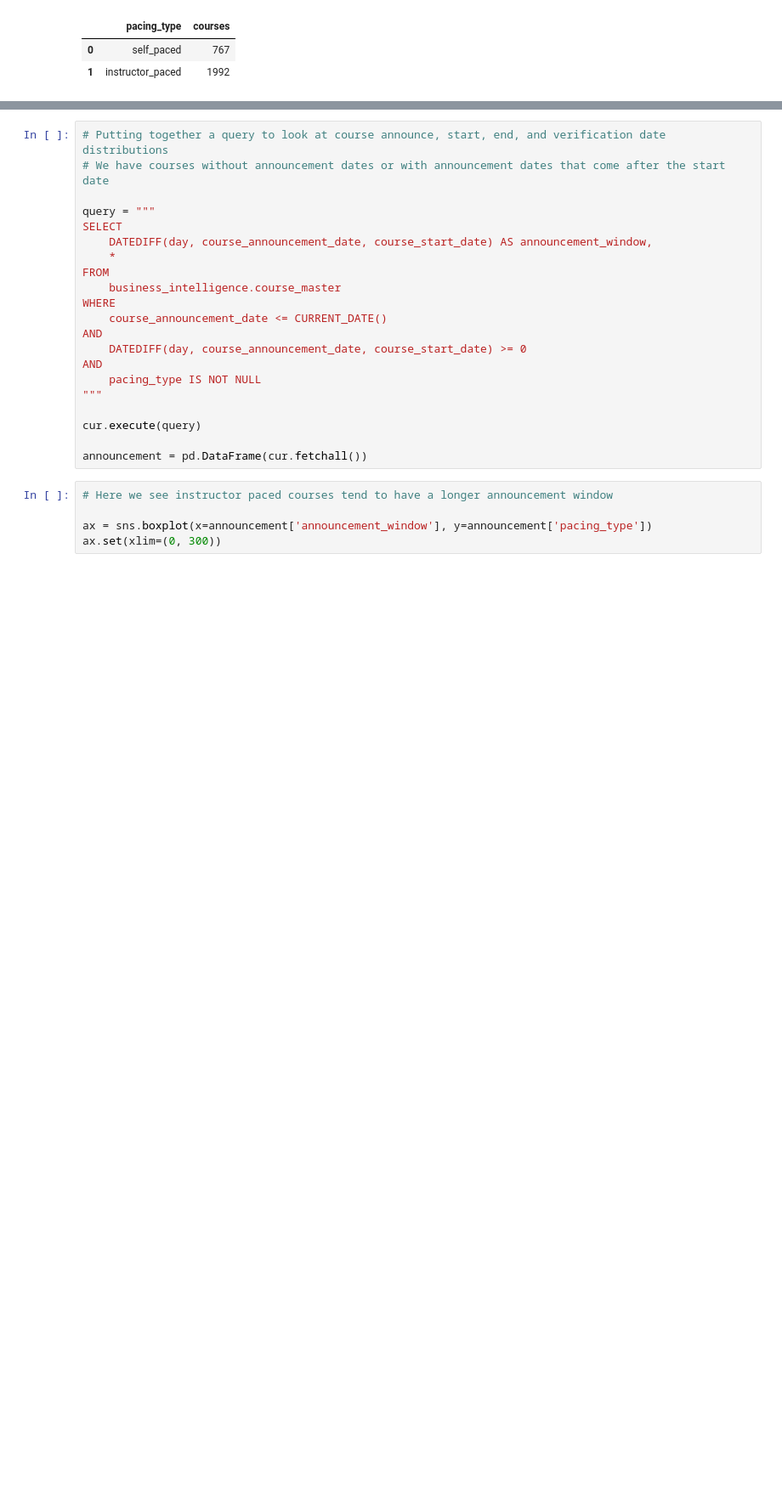
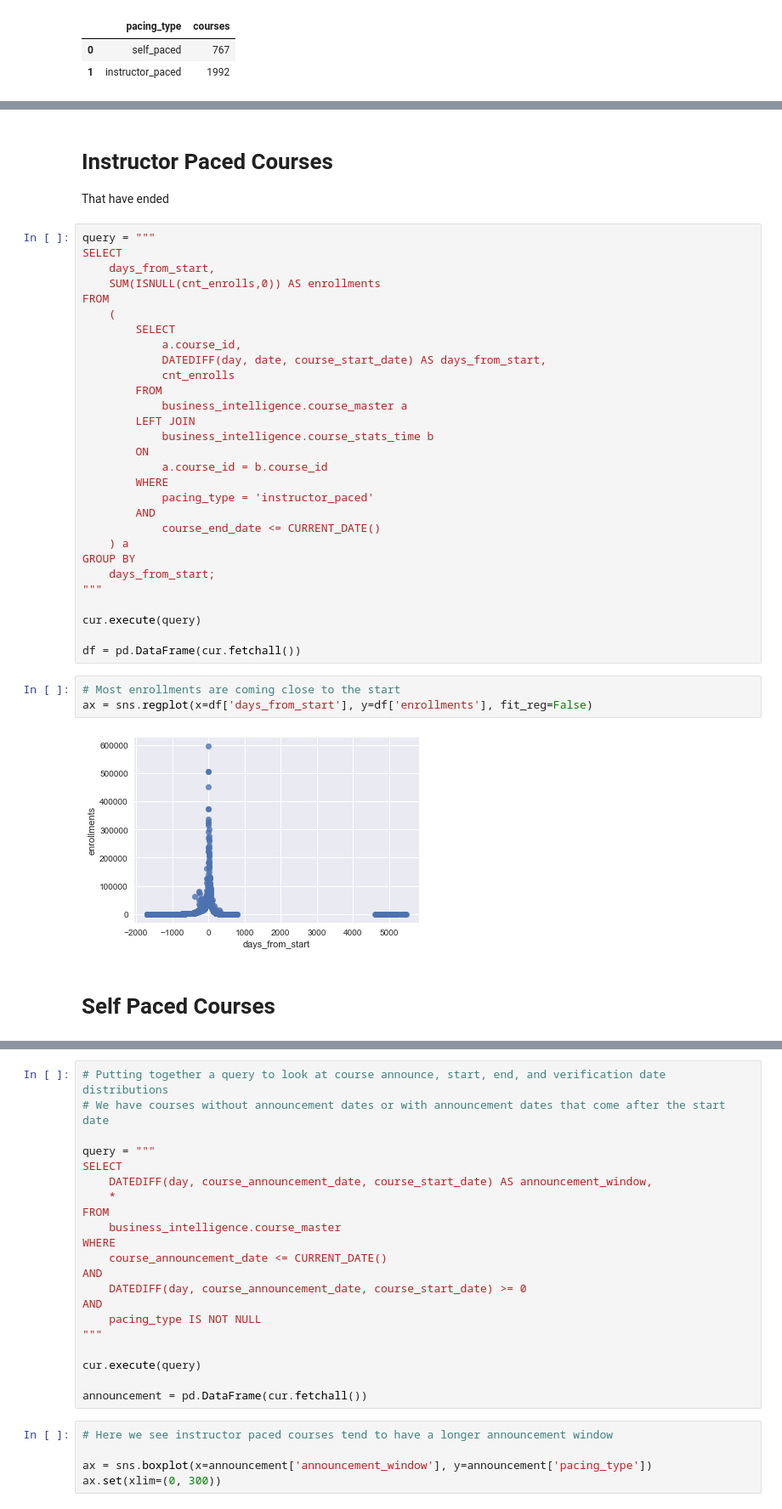
Before and after one commit to Changman126/Python-Data-Analysis, a Jupyter notebook: Course Performance Predictor Exploratory Notebook.ipynb, the cells around one changed output, grey strips where cells are left out. Shown at 85% size. Cells and saved outputs as stored; diff of their text form; blank space fills up the shorter version.

```diff
--- a/Course Performance Predictor Exploratory Notebook.ipynb
+++ b/Course Performance Predictor Exploratory Notebook.ipynb
@@ -111,0 +138,40 @@ df
+# %% [markdown]
+# Instructor Paced Courses
+
+That have ended
+# %%
+query = """
+SELECT
+	days_from_start,
+	SUM(ISNULL(cnt_enrolls,0)) AS enrollments
+FROM
+	(
+		SELECT
+			a.course_id,
+			DATEDIFF(day, date, course_start_date) AS days_from_start,
+			cnt_enrolls
+		FROM
+			business_intelligence.course_master a
+		LEFT JOIN
+			business_intelligence.course_stats_time b
+		ON
+			a.course_id = b.course_id
+		WHERE
+			pacing_type = 'instructor_paced'
+		AND
+			course_end_date <= CURRENT_DATE()
+	) a
+GROUP BY
+	days_from_start;
+"""
+
+cur.execute(query)
+
+df = pd.DataFrame(cur.fetchall())
+# %%
+# Most enrollments are coming close to the start
+ax = sns.regplot(x=df['days_from_start'], y=df['enrollments'], fit_reg=False)
+# %% [output]
+[figure, added]
+# %% [markdown]
+# Self Paced Courses
```
Also changed, not shown: parts of 24 cells of this notebook, 4 other files.
